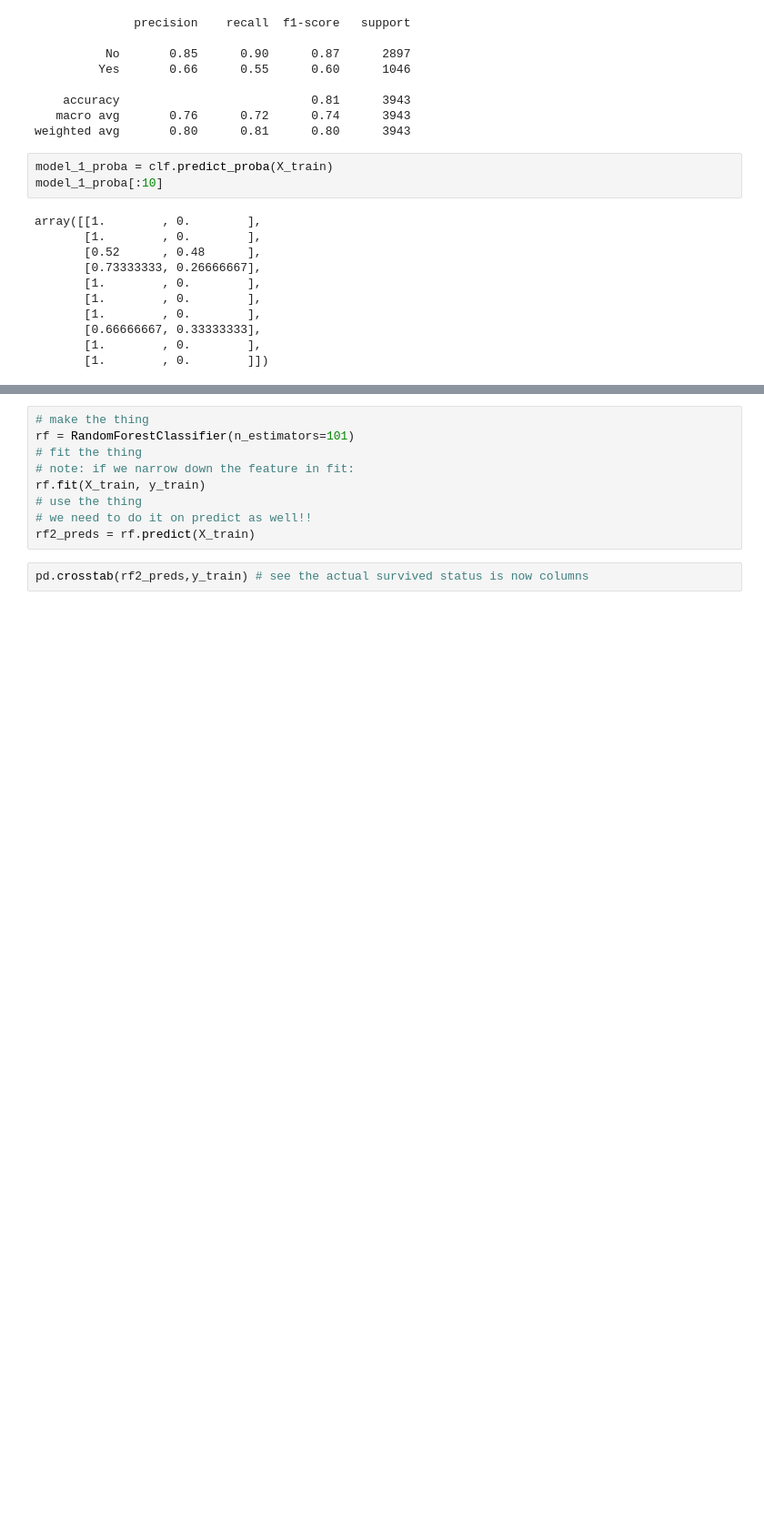
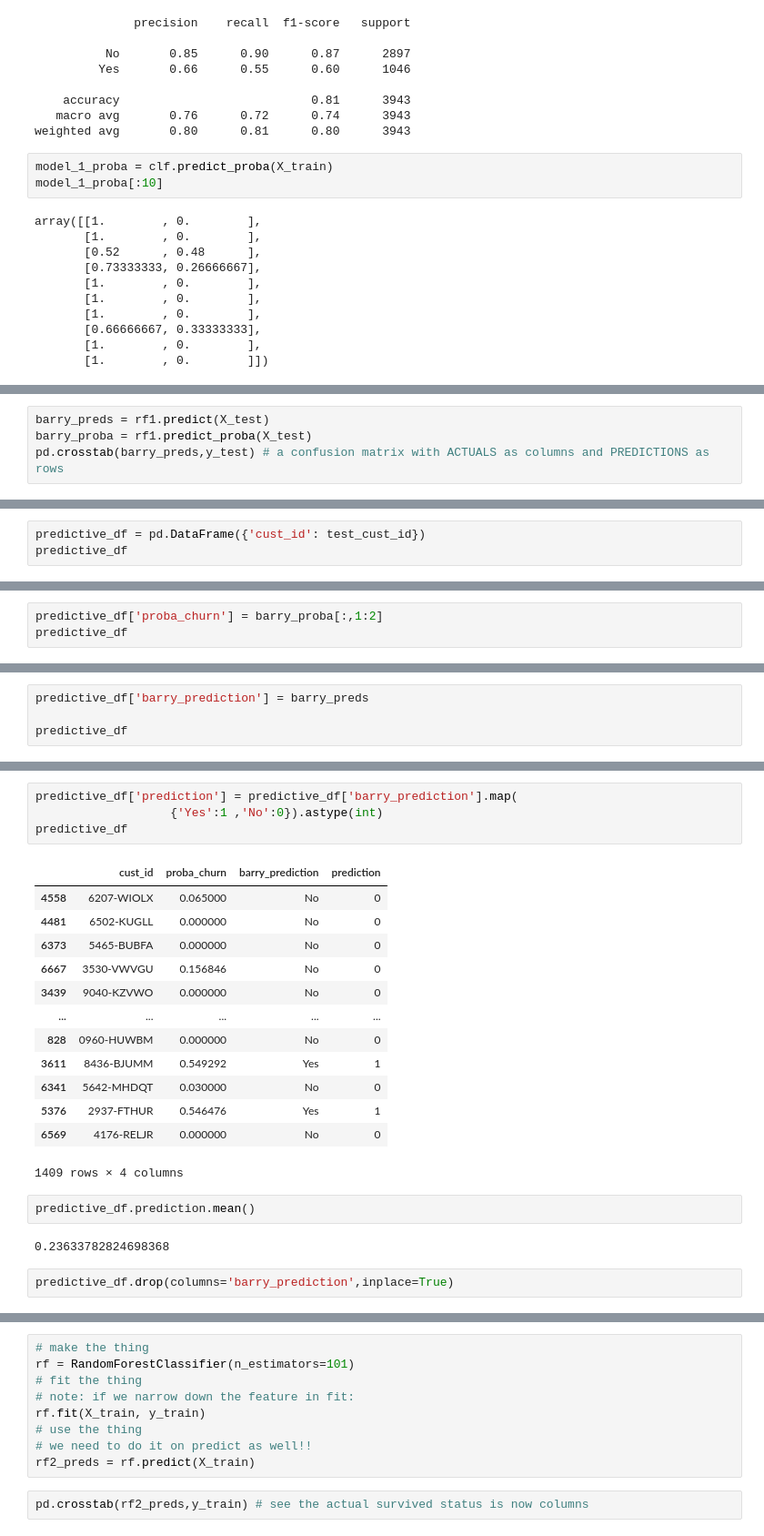
Before and after one commit to RichardAlcabes22/classification-project, a Jupyter notebook: project_exploration.ipynb, the cells around one changed output, grey strips where cells are left out. Shown at 91% size. Saved outputs shown, nothing was run; the diff lists cells and outputs as text; blank space fills up the shorter version.

```diff
--- a/project_exploration.ipynb
+++ b/project_exploration.ipynb
@@ -602,2 +632,6 @@ array([[1.        , 0.        ],
        [1.        , 0.        ],
        [1.        , 0.        ]])
+# %%
+barry_preds = rf1.predict(X_test)
+barry_proba = rf1.predict_proba(X_test)
+pd.crosstab(barry_preds,y_test) # a confusion matrix with ACTUALS as columns and PREDICTIONS as rows
@@ -603,0 +706,3 @@ array([[1.        , 0.        ],
+# %%
+predictive_df = pd.DataFrame({'cust_id': test_cust_id})
+predictive_df
@@ -603,0 +723,3 @@ array([[1.        , 0.        ],
+# %%
+predictive_df['proba_churn'] = barry_proba[:,1:2]
+predictive_df
@@ -603,0 +753,4 @@ array([[1.        , 0.        ],
+# %%
+predictive_df['barry_prediction'] = barry_preds
+
+predictive_df
@@ -603,0 +771,24 @@ array([[1.        , 0.        ],
+# %%
+predictive_df['prediction'] = predictive_df['barry_prediction'].map(
+                   {'Yes':1 ,'No':0}).astype(int)
+predictive_df
+# %% [output]
+|  | cust_id | proba_churn | barry_prediction | prediction |
+| 4558 | 6207-WIOLX | 0.065000 | No | 0 |
+| 4481 | 6502-KUGLL | 0.000000 | No | 0 |
+| 6373 | 5465-BUBFA | 0.000000 | No | 0 |
+| 6667 | 3530-VWVGU | 0.156846 | No | 0 |
+| 3439 | 9040-KZVWO | 0.000000 | No | 0 |
+| ... | ... | ... | ... | ... |
+| 828 | 0960-HUWBM | 0.000000 | No | 0 |
+| 3611 | 8436-BJUMM | 0.549292 | Yes | 1 |
+| 6341 | 5642-MHDQT | 0.030000 | No | 0 |
+| 5376 | 2937-FTHUR | 0.546476 | Yes | 1 |
+| 6569 | 4176-RELJR | 0.000000 | No | 0 |
+1409 rows × 4 columns
+# %%
+predictive_df.prediction.mean()
+# %% [output]
+0.23633782824698368
+# %%
+predictive_df.drop(columns='barry_prediction',inplace=True)
```
Also changed, not shown: parts of 54 cells of this notebook, 2 other files.
